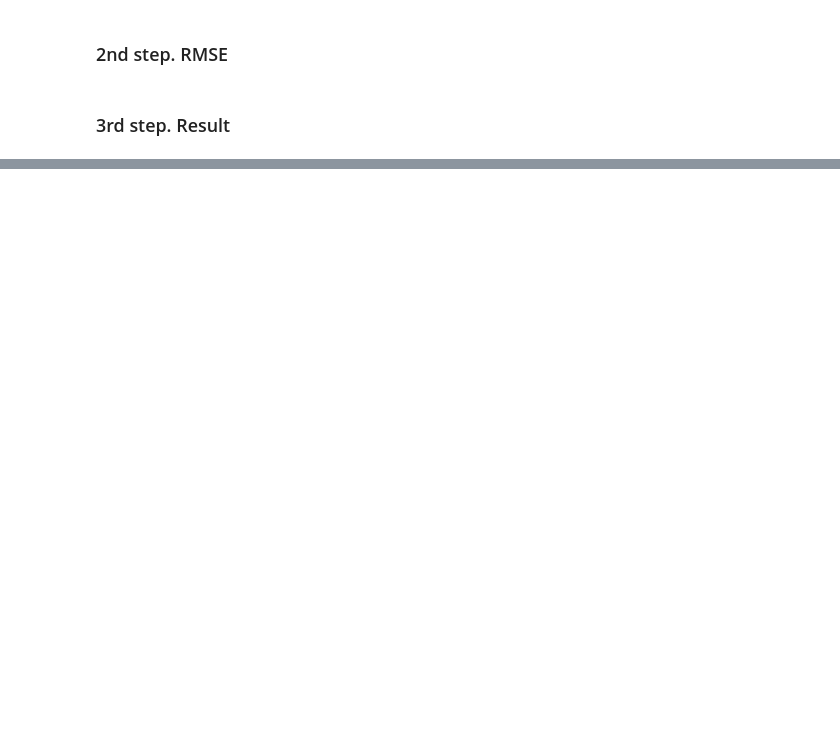
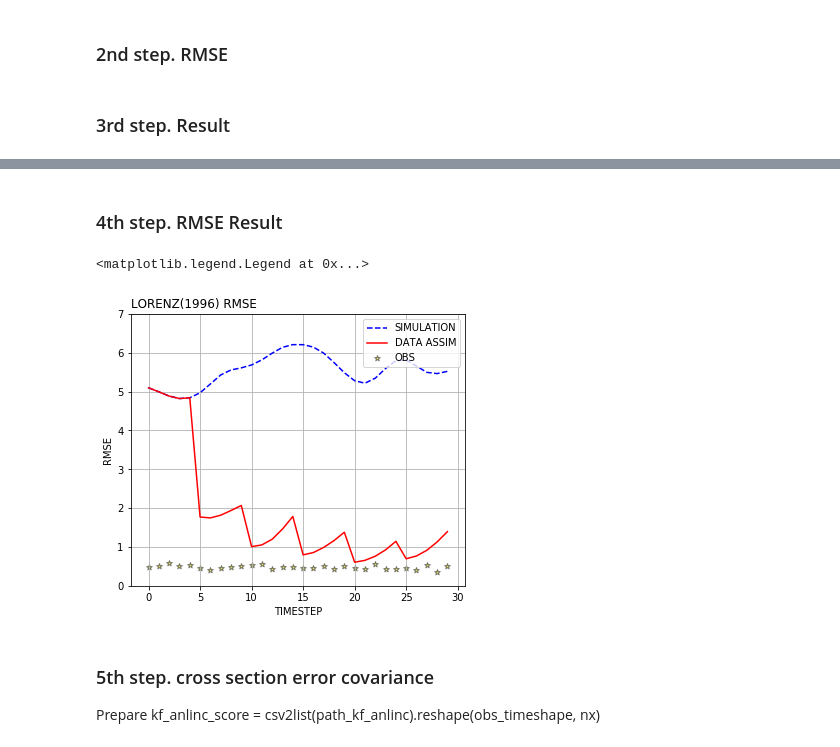
Before and after one commit to Toyo-Daichi/DA_basic, a Jupyter notebook: exp_view.ipynb, the cells around one changed output, grey strips where cells are left out. Cells and saved outputs as stored; diff of their text form; code cells hidden in the pictures; blank space fills up the shorter version.

```diff
--- a/exp_view.ipynb
+++ b/exp_view.ipynb
@@ -176,4 +221,20 @@ rmse_ax.legend(loc='upper left')
 # %% [markdown]
 ### 2nd step. RMSE
+# %%
+rmse_anl_list = [[]* i for i in range(num_kind)]
+rmse_sim_list, rmse_obs_list = [], []
+
+for _it in range(timeshape):
+    rmse_sim = rmse(true_score[_it], sim_score[_it])
+    rmse_kf = rmse(true_score[_it], kf_anl_score[_it])
+    rmse_sim_list.append(rmse_sim)
+    rmse_anl_list[0].append(rmse_kf)
+
+for _it in range(obs_timeshape):
+    obs_true_score = []
+    for _obs in range(0, nx, obs_xintv):
+        obs_true_score.append(true_score[_it*obs_tintv+obs_tintv][_obs])
+    rmse_obs = rmse(obs_true_score, obs_score[_it])
+    rmse_obs_list.append(rmse_obs)
 # %% [markdown]
 ### 3rd step. Result
@@ -179,0 +301,25 @@ rmse_ax.legend(loc='upper left')
+# %% [markdown]
+### 4th step. RMSE Result
+# %%
+fig, ax = plt.subplots(figsize=(6, 5))
+
+# set parm
+time_list, obs_time_list = np.arange(timeshape), np.arange(obs_timeshape)
+time_length = 30
+
+rmse_draw = ax
+rmse_draw.plot(time_list[0:time_length], rmse_sim_list[0:time_length], ls="--", color='b', label='SIMULATION')
+rmse_draw.plot(time_list[0:time_length], rmse_anl_list[0][0:time_length], ls="-", color='r', label='DATA ASSIM')
+rmse_draw.scatter(obs_time_list[0:time_length], rmse_obs_list[0:time_length], marker='*', color='y', s=35, alpha=0.5, edgecolor='k', label='OBS')
+rmse_draw.set_xlabel('TIMESTEP')
+rmse_draw.set_ylabel('RMSE')
+rmse_draw.set_title('LORENZ(1996) RMSE', loc='left')
+rmse_draw.set_ylim(0,7)
+rmse_draw.grid()
+rmse_draw.legend(loc='upper right')
+# %% [output]
+<matplotlib.legend.Legend at 0x...>
+[figure, added]
+# %% [markdown]
+### 5th step. cross section error covariance
+Prepare kf_anlinc_score = csv2list(path_kf_anlinc).reshape(obs_timeshape, nx)
```
Also changed, not shown: parts of 20 cells of this notebook, 4 other files.
